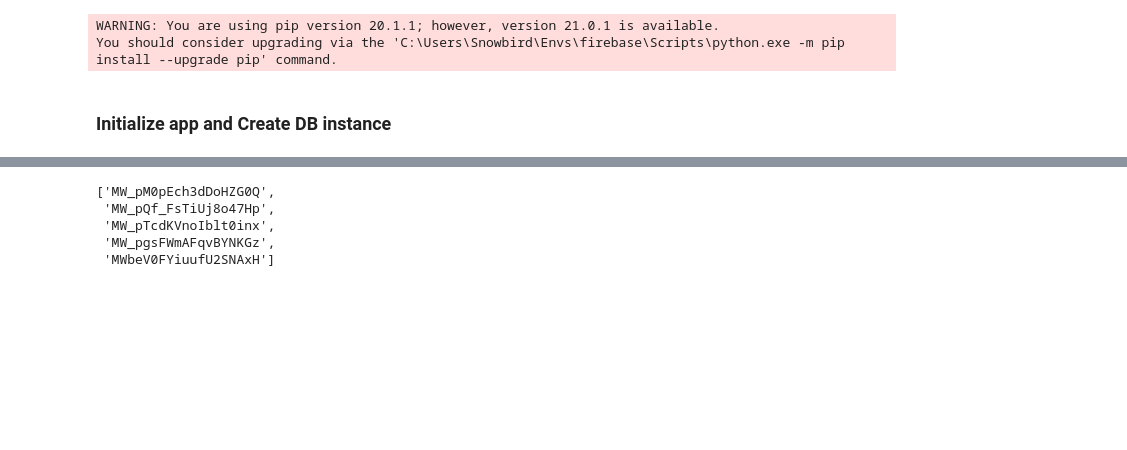
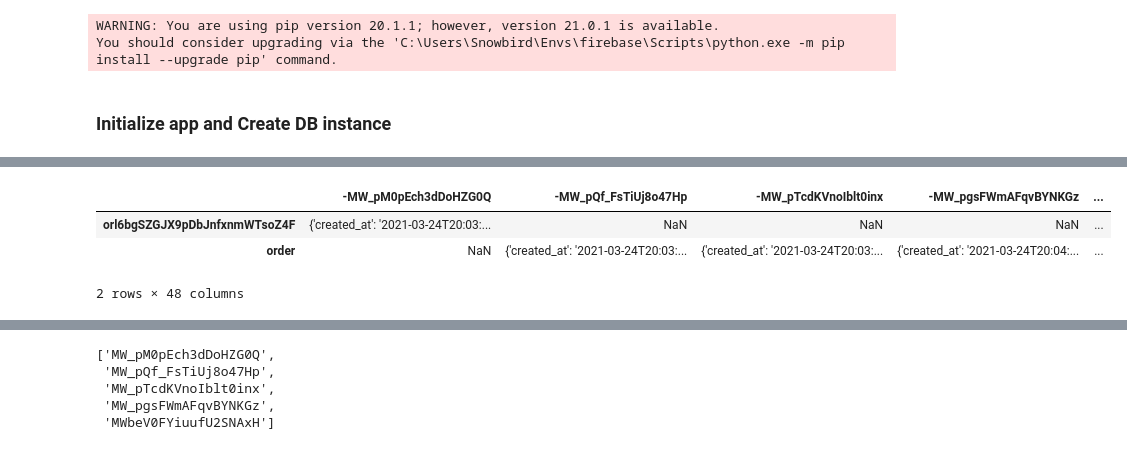
Before and after one commit to jjsinger/Firebase_Data_Cleaning, a Jupyter notebook: Firebase Connect - Orders.ipynb, the cells around one changed output, grey strips where cells are left out. Drawn from its saved outputs; the diff is of its cells as text; code cells hidden in the pictures; blank space fills up the shorter version.

Commit message:
Updated Orders.ipynb to be more readable

```diff
--- a/Firebase Connect - Orders.ipynb
+++ b/Firebase Connect - Orders.ipynb
@@ -106,0 +72,11 @@ Index(['-MW_pM0pEch3dDoHZG0Q', '-MW_pQf_FsTiUj8o47Hp', '-MW_pTcdKVnoIblt0inx',
+# %%
+# Store OrderedDict into a pandas dataframe for simpler manipulation.
+# First, I will clean the column names by removing the hyphen using a list comprehension
+# Next store them in orders_dict.columns to replace the column names
+orders_dict = pd.DataFrame(orders.val())
+orders_dict.head()
+# %% [output]
+|  | -MW_pM0pEch3dDoHZG0Q | -MW_pQf_FsTiUj8o47Hp | -MW_pTcdKVnoIblt0inx | -MW_pgsFWmAFqvBYNKGz | ... |
+| orl6bgSZGJX9pDbJnfxnmWTsoZ4F | {'created_at': '2021-03-24T20:03:... | NaN | NaN | NaN | ... |
+| order | NaN | {'created_at': '2021-03-24T20:03:... | {'created_at': '2021-03-24T20:03:... | {'created_at': '2021-03-24T20:04:... | ... |
+2 rows × 48 columns
```
Also changed, not shown: parts of 24 cells of this notebook.
